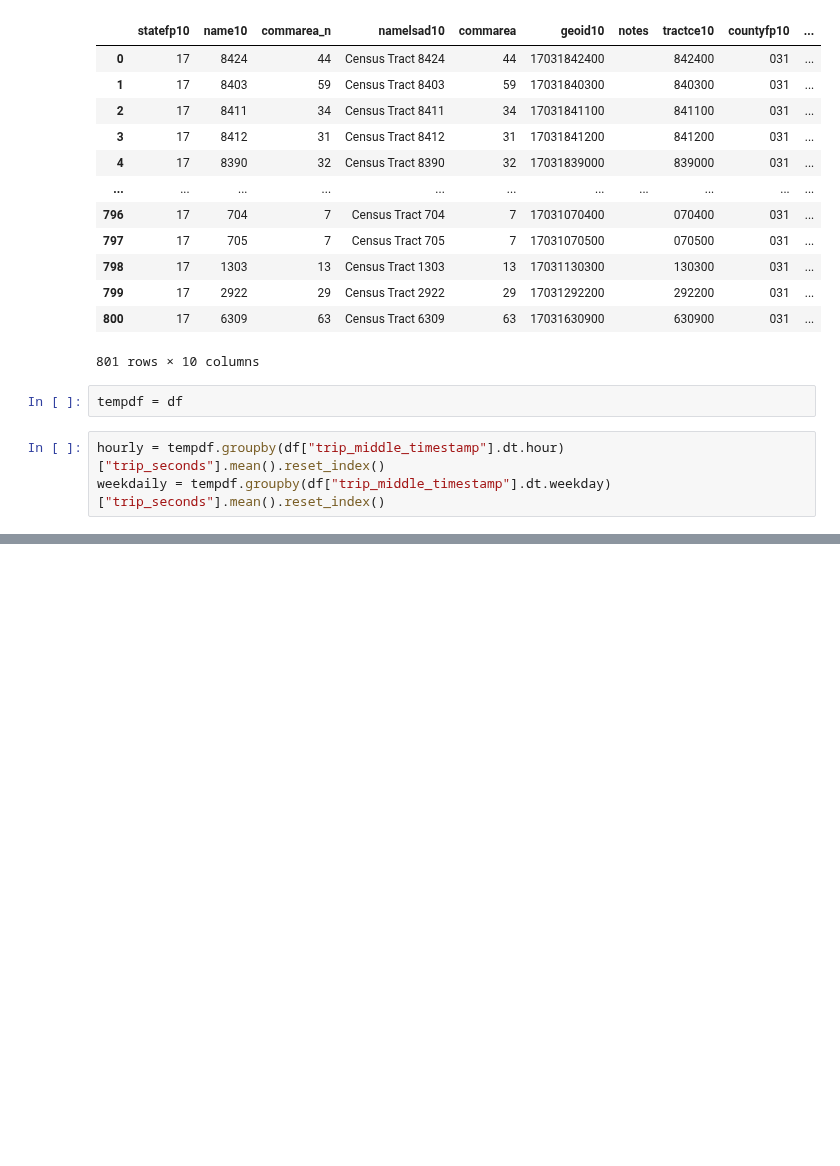
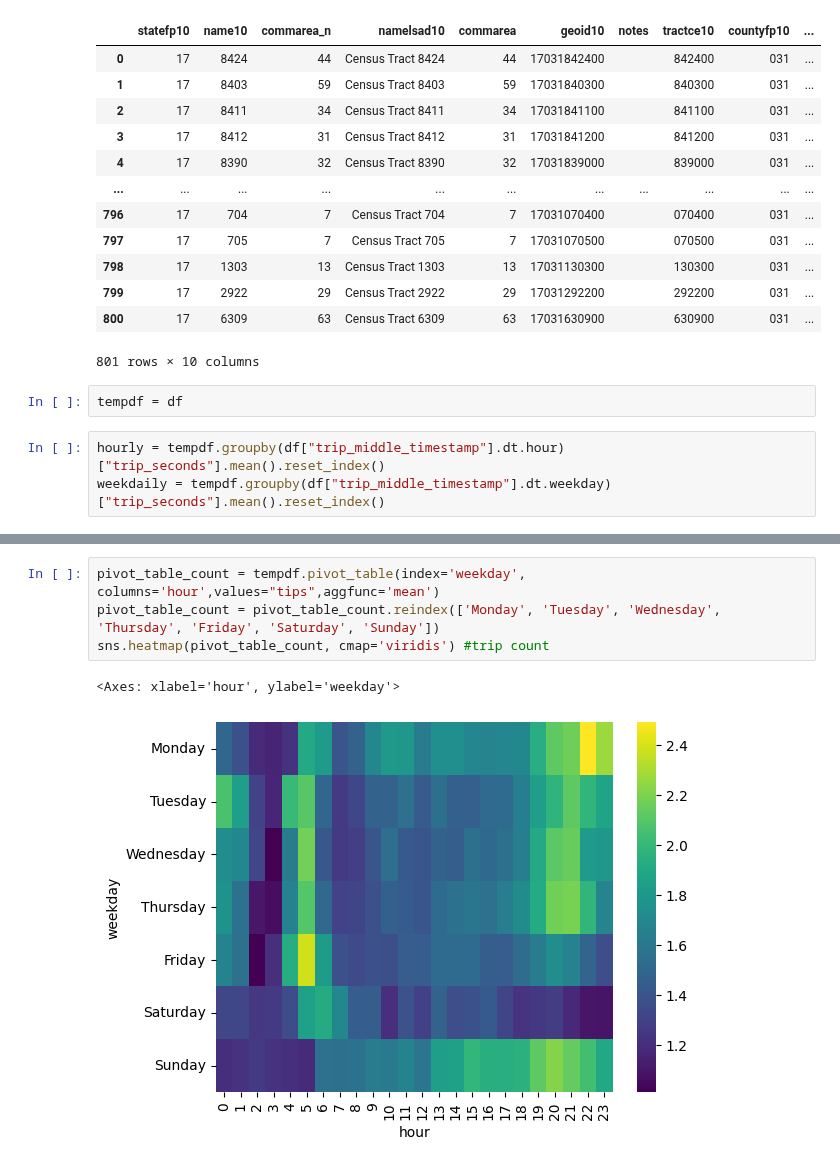
Before and after one commit to ltempfli/AAA-AIbertus-Magnus, a Jupyter notebook: tasks/02_Descriptive_Analytics.ipynb, the cells around one changed output, grey strips where cells are left out. Cells and saved outputs as stored; diff of their text form; blank space fills up the shorter version.

```diff
--- a/tasks/02_Descriptive_Analytics.ipynb
+++ b/tasks/02_Descriptive_Analytics.ipynb
@@ -137,0 +117,7 @@ sns.lineplot(data=weekdaily,x="trip_start_timestamp",y="trip_seconds")
+# %%
+pivot_table_count = tempdf.pivot_table(index='weekday', columns='hour',values="tips",aggfunc='mean')
+pivot_table_count = pivot_table_count.reindex(['Monday', 'Tuesday', 'Wednesday', 'Thursday', 'Friday', 'Saturday', 'Sunday'])
+sns.heatmap(pivot_table_count, cmap='viridis') #trip count
+# %% [output]
+<Axes: xlabel='hour', ylabel='weekday'>
+[figure, added]
```
Also changed, not shown: parts of 12 cells of this notebook.
